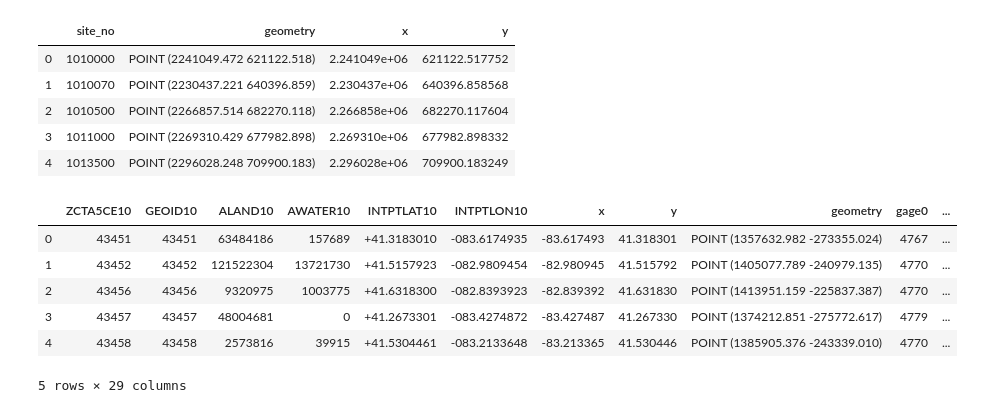
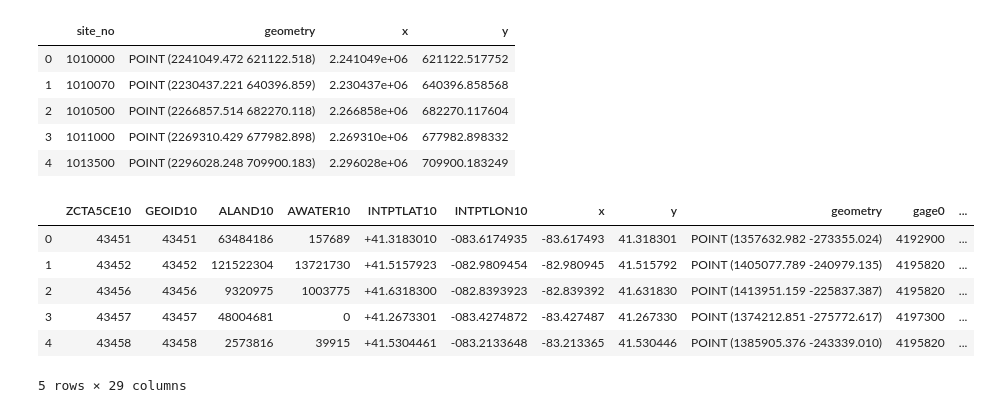
Before and after one commit to calvinwhealton/floods_housing_zipcode, a Jupyter notebook: notebooks/Gage Assignment to Zip Code.ipynb, the cells around one changed output. Saved outputs shown, nothing was run; the diff lists cells and outputs as text; code cells hidden in the pictures.

Commit message:
updated distance calc
now reports the gage numbers of the close gages, not the index. also cleaned up the distance calculation code

```diff
--- a/notebooks/Gage Assignment to Zip Code.ipynb
+++ b/notebooks/Gage Assignment to Zip Code.ipynb
@@ -201,17 +202,24 @@ def closest_n_gage_to_zip2(point,gages,n,dmax=500000):
 
     return dist_gage.iloc[0:n]
 # %%
-zip_locs_dist2 = zip_data_latlong.to_crs('EPSG:2163')
+zip_locs_dist = zip_data_latlong.to_crs('EPSG:2163')
 # %%
 for j in range(10):
-    zip_locs_dist2['gage'+str(j)] = 0
-    zip_locs_dist2['dist'+str(j)] = 0
+    zip_locs_dist['gage'+str(j)] = 0
+    zip_locs_dist['dist'+str(j)] = 0
 # %%
-for ind in zip_locs_dist2.index:
-    zip_loc2 = zip_locs_dist2.loc[ind,'geometry']
+# loop to calculate all the distances
+# this loop is slow, but it rarely has to be computed
 
-    closest_gages = closest_n_gage_to_zip2(zip_loc2,gages_for_dist_calc,10)
+for ind in zip_locs_dist.index:
 
+    # zip code location evaluated in the loop
+    zip_loc = zip_locs_dist.loc[ind,'geometry']
+
+    # finding closest gages
+    closest_gages = closest_n_gage_to_zip(zip_loc,gages_for_dist_calc,10)
+
+    # storing the gage and distance values in the initialized columns
     for j in range(closest_gages.shape[0]):
-        zip_locs_dist2.loc[ind,'dist'+str(j)] = closest_gages['dist'].values[j]
-        zip_locs_dist2.loc[ind,'gage'+str(j)] = closest_gages.index[j]
+        zip_locs_dist.loc[ind,'dist'+str(j)] = closest_gages['dist'].values[j]
+        zip_locs_dist.loc[ind,'gage'+str(j)] = closest_gages['site_no'].values[j]
@@ -227,11 +226,11 @@ for ind in zip_locs_dist2.index:
 # %%
-zip_locs_dist2.head()
+zip_locs_dist.head()
 # %% [output]
 |  | ZCTA5CE10 | GEOID10 | ALAND10 | AWATER10 | INTPTLAT10 | INTPTLON10 | x | y | geometry | gage0 | ... |
-| 0 | 43451 | 43451 | 63484186 | 157689 | +41.3183010 | -083.6174935 | -83.617493 | 41.318301 | POINT (1357632.982 -273355.024) | 4767 | ... |
-| 1 | 43452 | 43452 | 121522304 | 13721730 | +41.5157923 | -082.9809454 | -82.980945 | 41.515792 | POINT (1405077.789 -240979.135) | 4770 | ... |
-| 2 | 43456 | 43456 | 9320975 | 1003775 | +41.6318300 | -082.8393923 | -82.839392 | 41.631830 | POINT (1413951.159 -225837.387) | 4770 | ... |
-| 3 | 43457 | 43457 | 48004681 | 0 | +41.2673301 | -083.4274872 | -83.427487 | 41.267330 | POINT (1374212.851 -275772.617) | 4779 | ... |
-| 4 | 43458 | 43458 | 2573816 | 39915 | +41.5304461 | -083.2133648 | -83.213365 | 41.530446 | POINT (1385905.376 -243339.010) | 4770 | ... |
+| 0 | 43451 | 43451 | 63484186 | 157689 | +41.3183010 | -083.6174935 | -83.617493 | 41.318301 | POINT (1357632.982 -273355.024) | 4192900 | ... |
+| 1 | 43452 | 43452 | 121522304 | 13721730 | +41.5157923 | -082.9809454 | -82.980945 | 41.515792 | POINT (1405077.789 -240979.135) | 4195820 | ... |
+| 2 | 43456 | 43456 | 9320975 | 1003775 | +41.6318300 | -082.8393923 | -82.839392 | 41.631830 | POINT (1413951.159 -225837.387) | 4195820 | ... |
+| 3 | 43457 | 43457 | 48004681 | 0 | +41.2673301 | -083.4274872 | -83.427487 | 41.267330 | POINT (1374212.851 -275772.617) | 4197300 | ... |
+| 4 | 43458 | 43458 | 2573816 | 39915 | +41.5304461 | -083.2133648 | -83.213365 | 41.530446 | POINT (1385905.376 -243339.010) | 4195820 | ... |
 5 rows × 29 columns
 # %%
```
Also changed, not shown: parts of 10 cells of this notebook, 1 other file.
